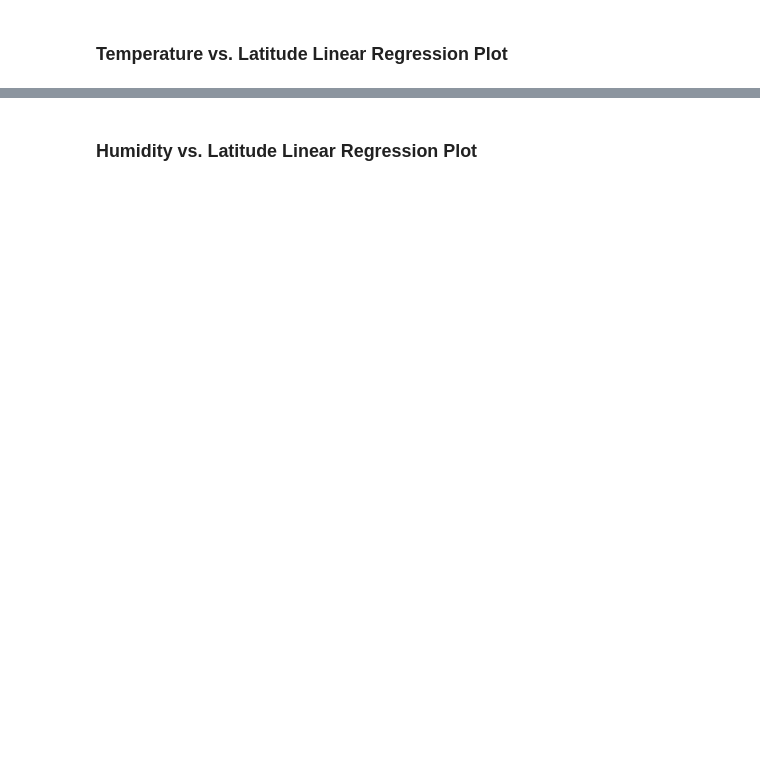
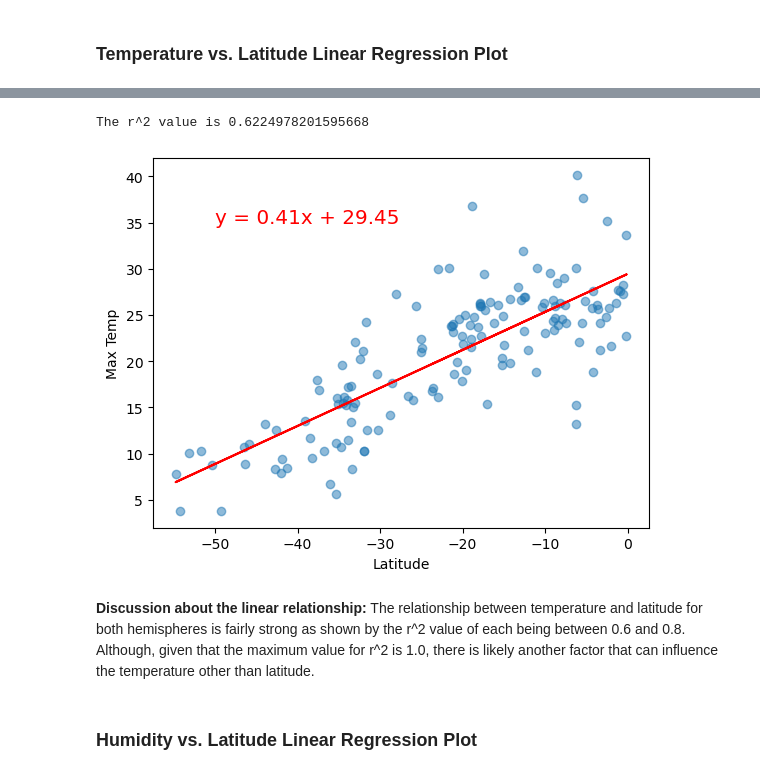
Before and after one commit to jdsouthern/python-api-challenge, a Jupyter notebook: WeatherPy/WeatherPy.ipynb, the cells around one changed output, grey strips where cells are left out. Drawn from its saved outputs; the diff is of its cells as text; code cells hidden in the pictures; blank space fills up the shorter version.

```diff
--- a/WeatherPy/WeatherPy.ipynb
+++ b/WeatherPy/WeatherPy.ipynb
@@ -314,2 +315,17 @@ The r-value is: 0.4121057168607245
+# %%
+# Linear regression on Southern Hemisphere
+(plot, rr, eqn) = linReg(southern_hemi_df["Lat"], southern_hemi_df["Max Temp"])
+plt.scatter(southern_hemi_df["Lat"], southern_hemi_df["Max Temp"], alpha=0.5)
+plt.plot(southern_hemi_df["Lat"], plot, color='r')
+plt.xlabel("Latitude")
+plt.ylabel("Max Temp")
+plt.text(-50, 35, eqn, color='r', fontsize='x-large')
+print(f"The r^2 value is {rr}")
+plt.show()
+# %% [output]
+The r^2 value is 0.6224978201595668
+[figure, added]
+# %% [markdown]
+**Discussion about the linear relationship:** The relationship between temperature and latitude for both hemispheres is fairly strong as shown by the r^2 value of each being between 0.6 and 0.8. Although, given that the maximum value for r^2 is 1.0, there is likely another factor that can influence the temperature other than latitude.
 # %% [markdown]
 ### Humidity vs. Latitude Linear Regression Plot
```
Also changed, not shown: parts of 26 cells of this notebook.
